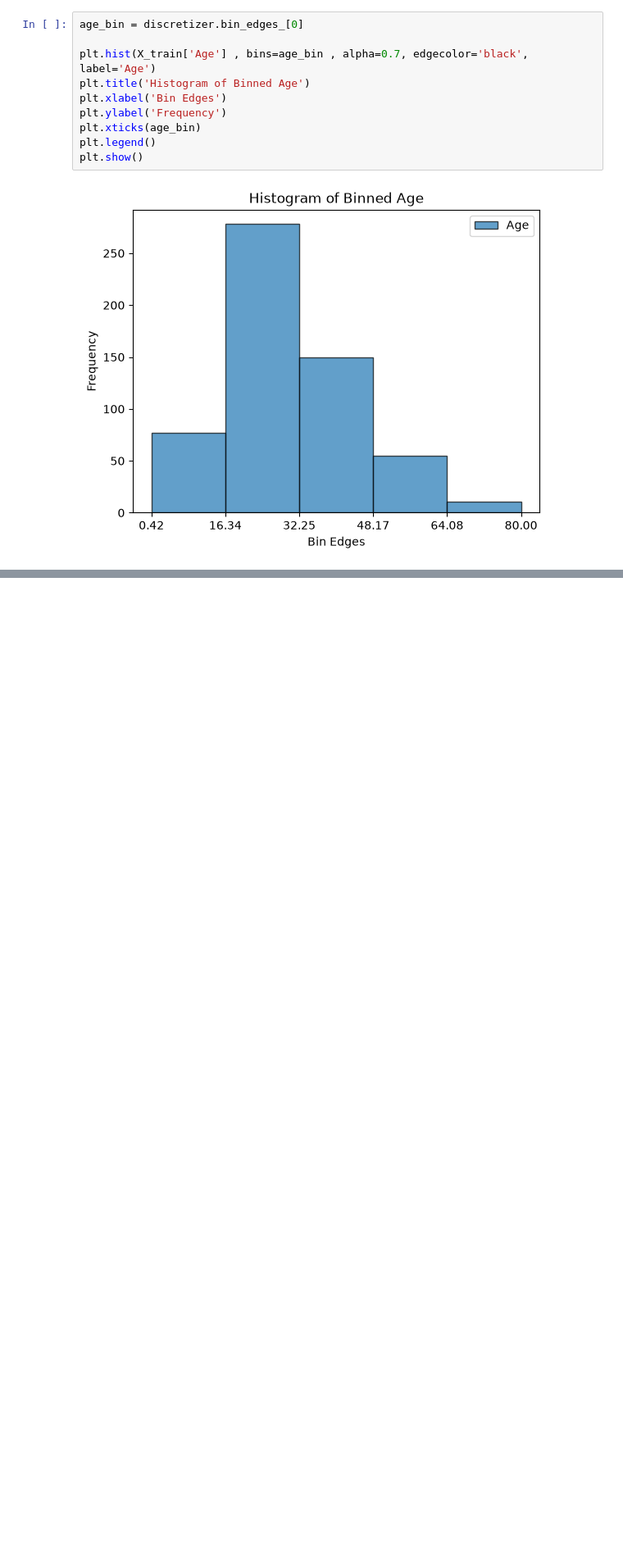
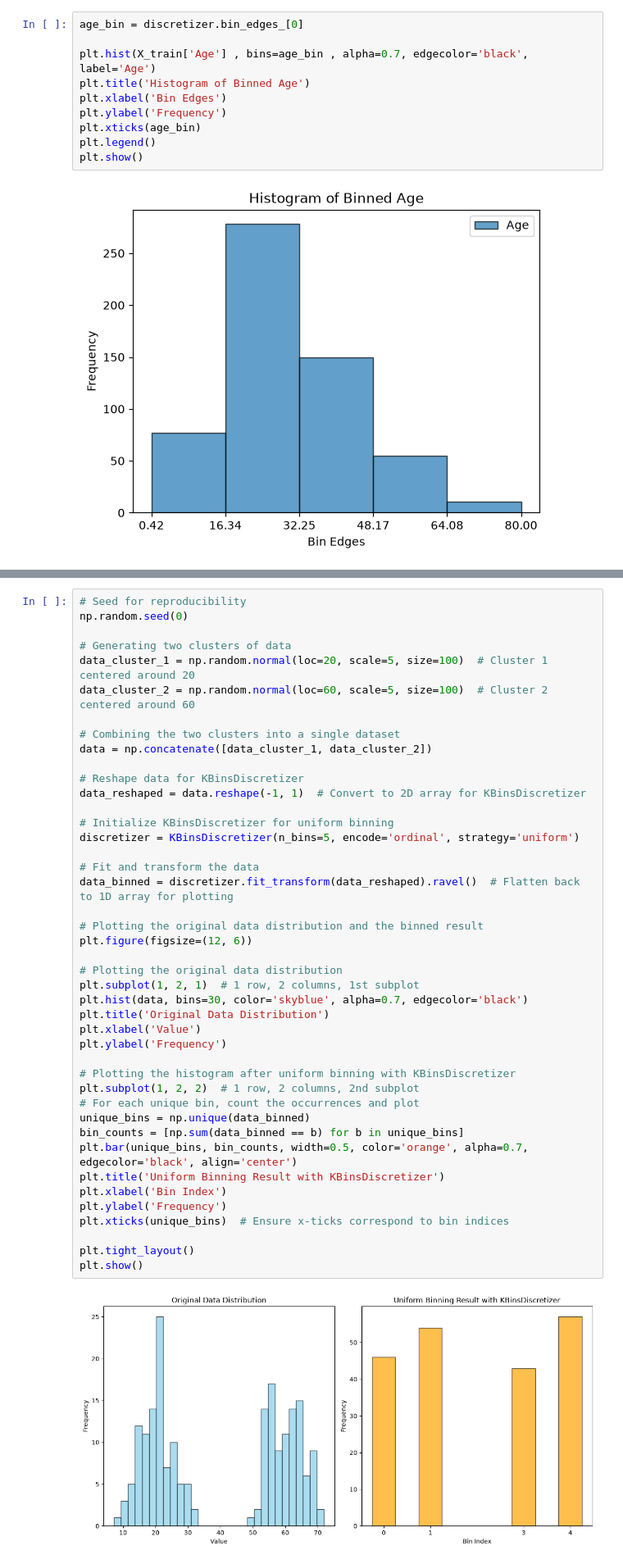
Before and after one commit to AvanindraBose/ML-Zodiac, a Jupyter notebook: Feature_Engineering/Feature_Encoding/Numerical_Encoding/uniform_binning.ipynb, the cells around one changed output, grey strips where cells are left out. Shown at 82% size. Saved outputs shown, nothing was run; the diff lists cells and outputs as text; blank space fills up the shorter version.

```diff
--- a/Feature_Engineering/Feature_Encoding/Numerical_Encoding/uniform_binning.ipynb
+++ b/Feature_Engineering/Feature_Encoding/Numerical_Encoding/uniform_binning.ipynb
@@ -89,0 +140,45 @@ plt.show()
+# %%
+# Seed for reproducibility
+np.random.seed(0)
+
+# Generating two clusters of data
+data_cluster_1 = np.random.normal(loc=20, scale=5, size=100)  # Cluster 1 centered around 20
+data_cluster_2 = np.random.normal(loc=60, scale=5, size=100)  # Cluster 2 centered around 60
+
+# Combining the two clusters into a single dataset
+data = np.concatenate([data_cluster_1, data_cluster_2])
+
+# Reshape data for KBinsDiscretizer
+data_reshaped = data.reshape(-1, 1)  # Convert to 2D array for KBinsDiscretizer
+
+# Initialize KBinsDiscretizer for uniform binning
+discretizer = KBinsDiscretizer(n_bins=5, encode='ordinal', strategy='uniform')
+
+# Fit and transform the data
+data_binned = discretizer.fit_transform(data_reshaped).ravel()  # Flatten back to 1D array for plotting
+
+# Plotting the original data distribution and the binned result
+plt.figure(figsize=(12, 6))
+
+# Plotting the original data distribution
+plt.subplot(1, 2, 1)  # 1 row, 2 columns, 1st subplot
+plt.hist(data, bins=30, color='skyblue', alpha=0.7, edgecolor='black')
+plt.title('Original Data Distribution')
+plt.xlabel('Value')
+plt.ylabel('Frequency')
+
+# Plotting the histogram after uniform binning with KBinsDiscretizer
+plt.subplot(1, 2, 2)  # 1 row, 2 columns, 2nd subplot
+# For each unique bin, count the occurrences and plot
+unique_bins = np.unique(data_binned)
+bin_counts = [np.sum(data_binned == b) for b in unique_bins]
+plt.bar(unique_bins, bin_counts, width=0.5, color='orange', alpha=0.7, edgecolor='black', align='center')
+plt.title('Uniform Binning Result with KBinsDiscretizer')
+plt.xlabel('Bin Index')
+plt.ylabel('Frequency')
+plt.xticks(unique_bins)  # Ensure x-ticks correspond to bin indices
+
+plt.tight_layout()
+plt.show()
+# %% [output]
+[figure, added]
```
Also changed, not shown: parts of 8 cells of this notebook.
